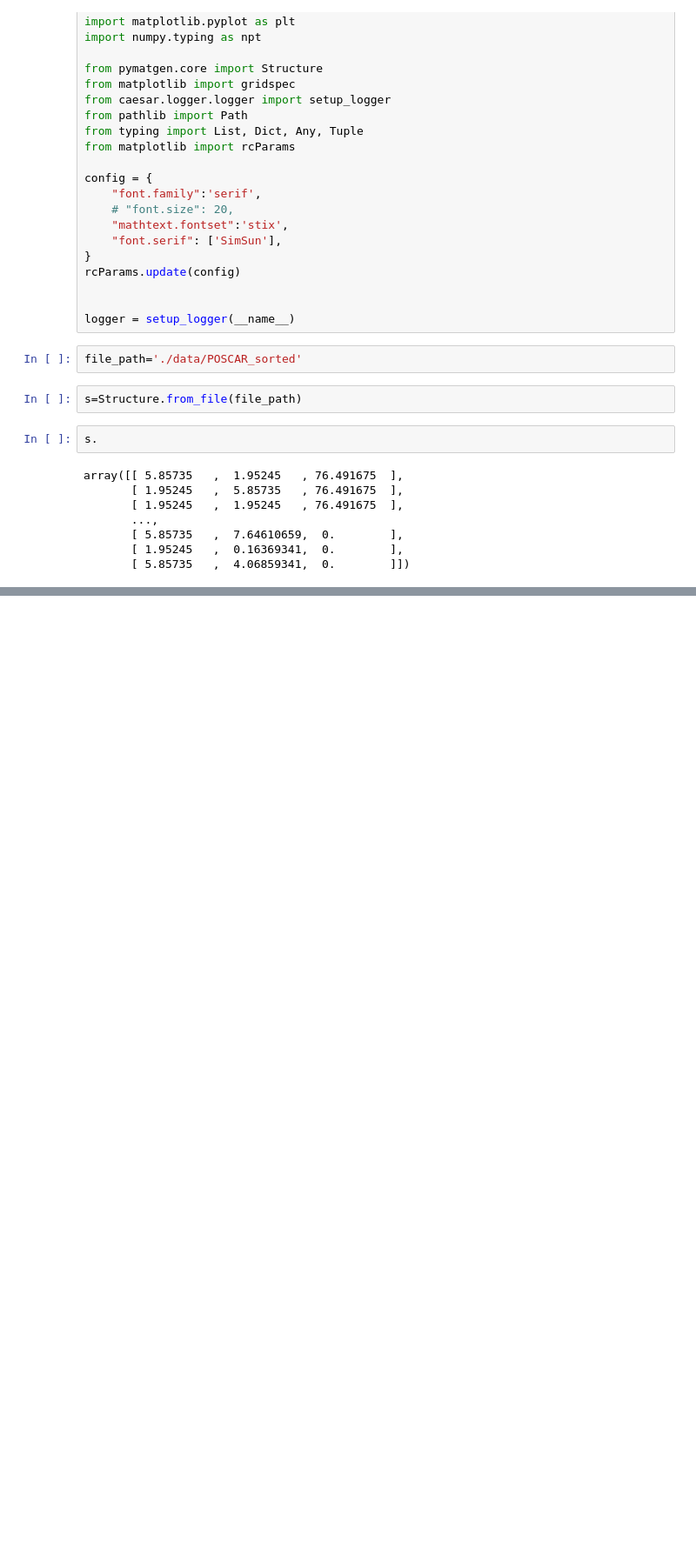
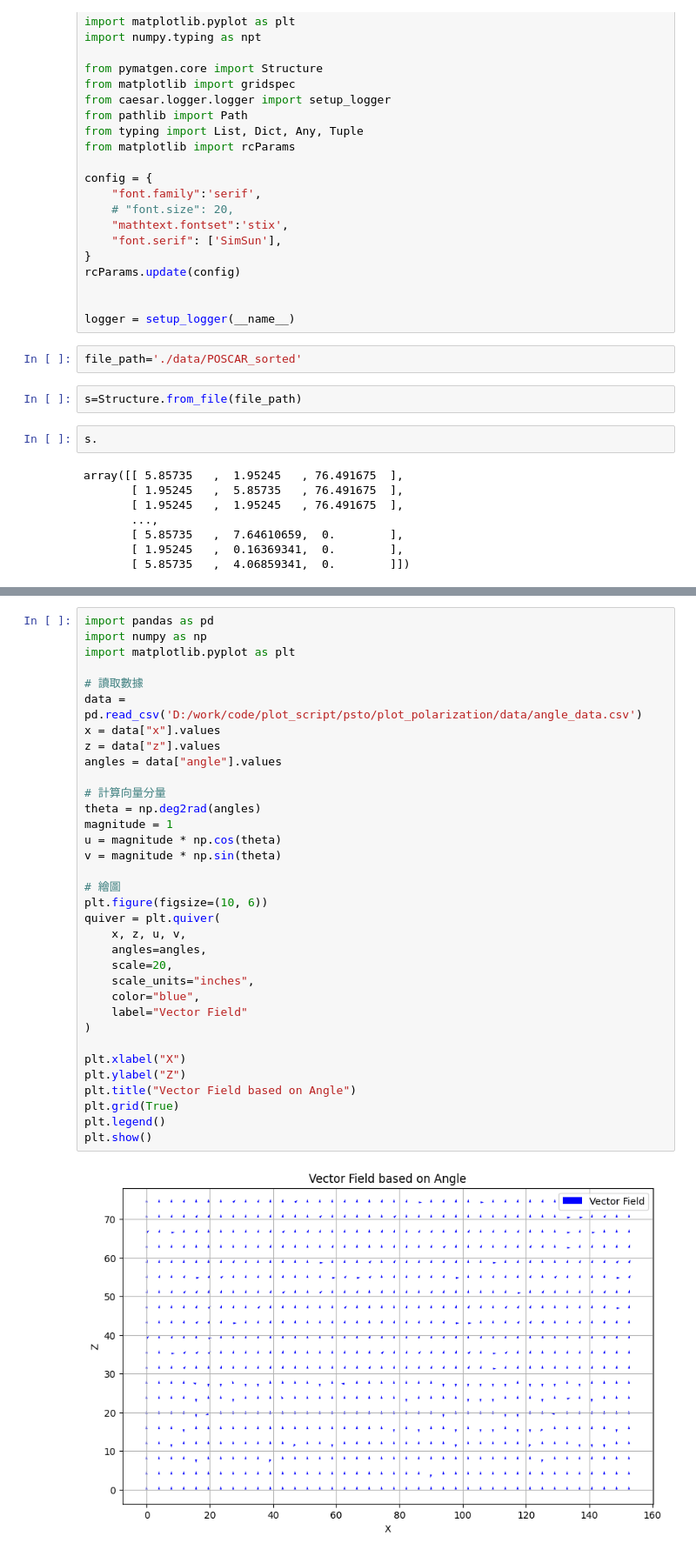
Before and after one commit to Caesarlo/code, a Jupyter notebook: plot_script/psto/test.ipynb, the cells around one changed output, grey strips where cells are left out. Shown: that part at 87% size. Drawn from its saved outputs; the diff is of its cells as text; blank space fills up the shorter version.

```diff
--- a/plot_script/psto/test.ipynb
+++ b/plot_script/psto/test.ipynb
@@ -38,0 +123,36 @@ array([[ 5.85735   ,  1.95245   , 76.491675  ],
+# %%
+import pandas as pd
+import numpy as np
+import matplotlib.pyplot as plt
+
+# 讀取數據
+data = pd.read_csv('D:/work/code/plot_script/psto/plot_polarization/data/angle_data.csv')
+x = data["x"].values
+z = data["z"].values
+angles = data["angle"].values
+
+# 計算向量分量
+theta = np.deg2rad(angles)
+magnitude = 1
+u = magnitude * np.cos(theta)
+v = magnitude * np.sin(theta)
+
+# 繪圖
+plt.figure(figsize=(10, 6))
+quiver = plt.quiver(
+    x, z, u, v,
+    angles=angles,
+    scale=20,
+    scale_units="inches",
+    color="blue",
+    label="Vector Field"
+)
+
+plt.xlabel("X")
+plt.ylabel("Z")
+plt.title("Vector Field based on Angle")
+plt.grid(True)
+plt.legend()
+plt.show()
+# %% [output]
+[figure, added]
```
Also changed, not shown: parts of 3 cells of this notebook, 17 other files.
